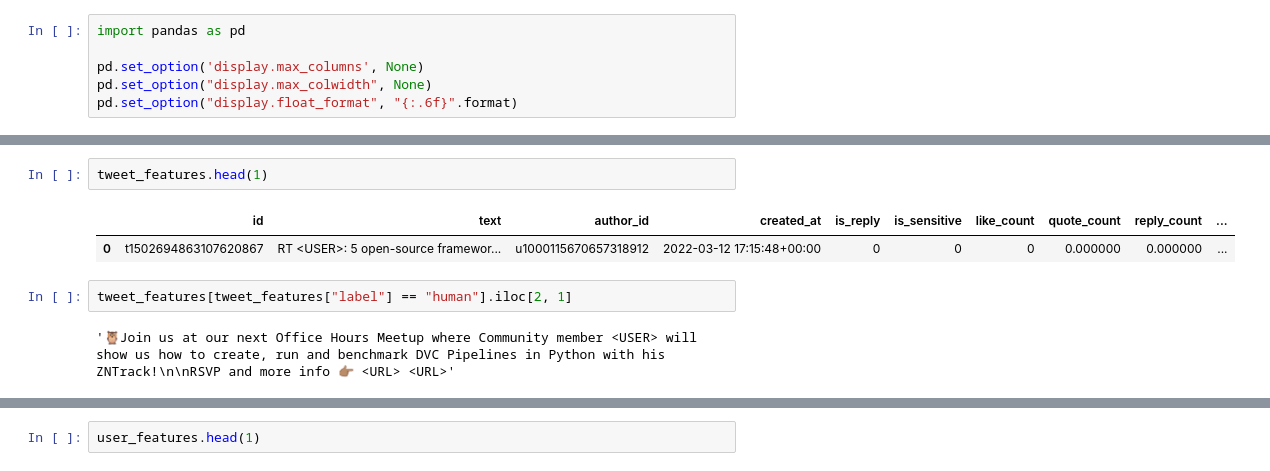
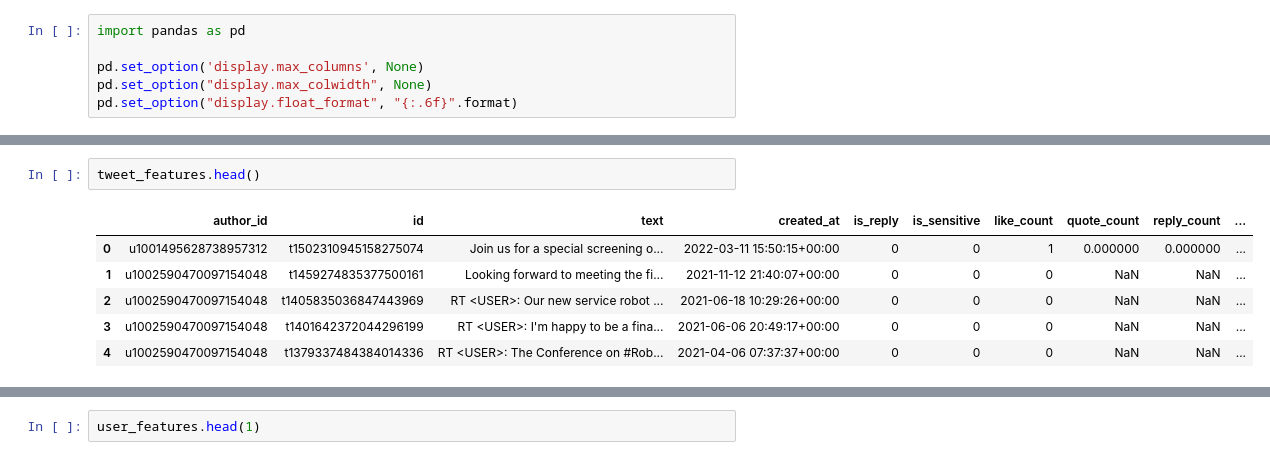
Before and after one commit to julwdo/thesis, a Jupyter notebook: 01_codes/03_nlp_project_main.ipynb, the cells around one changed output, grey strips where cells are left out. Cells and saved outputs as stored; diff of their text form.

```diff
--- a/01_codes/03_nlp_project_main.ipynb
+++ b/01_codes/03_nlp_project_main.ipynb
@@ -40,9 +94,9 @@ The dataset contains 3973795 rows and 11 columns.
 # %%
-tweet_features.head(1)
+tweet_features.head()
 # %% [output]
-|  | id | text | author_id | created_at | is_reply | is_sensitive | like_count | quote_count | reply_count | ... |
-| 0 | t1502694863107620867 | RT <USER>: 5 open-source framewor... | u1000115670657318912 | 2022-03-12 17:15:48+00:00 | 0 | 0 | 0 | 0.000000 | 0.000000 | ... |
+|  | author_id | id | text | created_at | is_reply | is_sensitive | like_count | quote_count | reply_count | ... |
+| 0 | u1001495628738957312 | t1502310945158275074 | Join us for a special screening o... | 2022-03-11 15:50:15+00:00 | 0 | 0 | 1 | 0.000000 | 0.000000 | ... |
+| 1 | u1002590470097154048 | t1459274835377500161 | Looking forward to meeting the fi... | 2021-11-12 21:40:07+00:00 | 0 | 0 | 0 | NaN | NaN | ... |
+| 2 | u1002590470097154048 | t1405835036847443969 | RT <USER>: Our new service robot ... | 2021-06-18 10:29:26+00:00 | 0 | 0 | 0 | NaN | NaN | ... |
+| 3 | u1002590470097154048 | t1401642372044296199 | RT <USER>: I'm happy to be a fina... | 2021-06-06 20:49:17+00:00 | 0 | 0 | 0 | NaN | NaN | ... |
+| 4 | u1002590470097154048 | t1379337484384014336 | RT <USER>: The Conference on #Rob... | 2021-04-06 07:37:37+00:00 | 0 | 0 | 0 | NaN | NaN | ... |
-# %%
-tweet_features[tweet_features["label"] == "human"].iloc[2, 1]
-# %% [output]
-'🦉Join us at our next Office Hours Meetup where Community member <USER> will show us how to create, run and benchmark DVC Pipelines in Python with his ZNTrack!\n\nRSVP and more info 👉🏽 <URL> <URL>'
```
Also changed, not shown: parts of 29 cells of this notebook.
